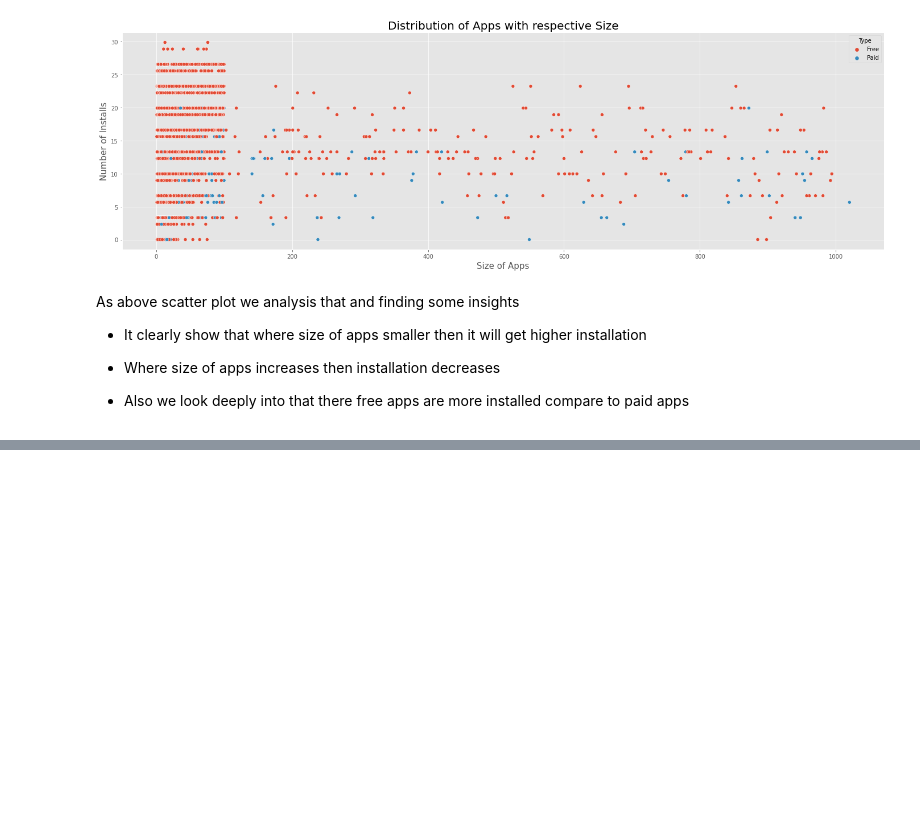
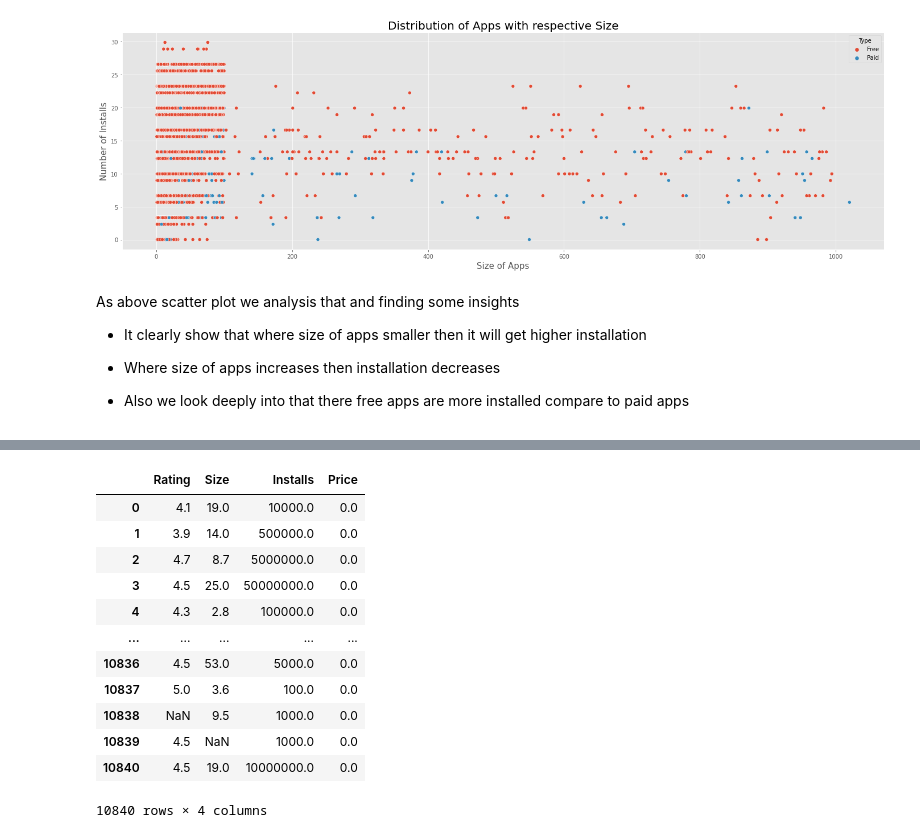
Before and after one commit to KrushnaChaure/Play-Store-App-Review-Analysis, a Jupyter notebook: Play_Store_App_Review_Analysis_Capstone_Project.ipynb, the cells around one changed output, grey strips where cells are left out. Drawn from its saved outputs; the diff is of its cells as text; code cells hidden in the pictures; blank space fills up the shorter version.

```diff
--- a/Play_Store_App_Review_Analysis_Capstone_Project.ipynb
+++ b/Play_Store_App_Review_Analysis_Capstone_Project.ipynb
@@ -593,0 +610,18 @@ As above scatter plot we analysis that and finding some insights
+# %%
+# Firstly we store value in new variable df_heatmap from respective column we want
+df_heatmap= df_apps_data[['Rating','Size','Installs','Price']]
+df_heatmap
+# %% [output]
+|  | Rating | Size | Installs | Price |
+| 0 | 4.1 | 19.0 | 10000.0 | 0.0 |
+| 1 | 3.9 | 14.0 | 500000.0 | 0.0 |
+| 2 | 4.7 | 8.7 | 5000000.0 | 0.0 |
+| 3 | 4.5 | 25.0 | 50000000.0 | 0.0 |
+| 4 | 4.3 | 2.8 | 100000.0 | 0.0 |
+| ... | ... | ... | ... | ... |
+| 10836 | 4.5 | 53.0 | 5000.0 | 0.0 |
+| 10837 | 5.0 | 3.6 | 100.0 | 0.0 |
+| 10838 | NaN | 9.5 | 1000.0 | 0.0 |
+| 10839 | 4.5 | NaN | 1000.0 | 0.0 |
+| 10840 | 4.5 | 19.0 | 10000000.0 | 0.0 |
+10840 rows × 4 columns
```
Also changed, not shown: parts of 21 cells of this notebook.
